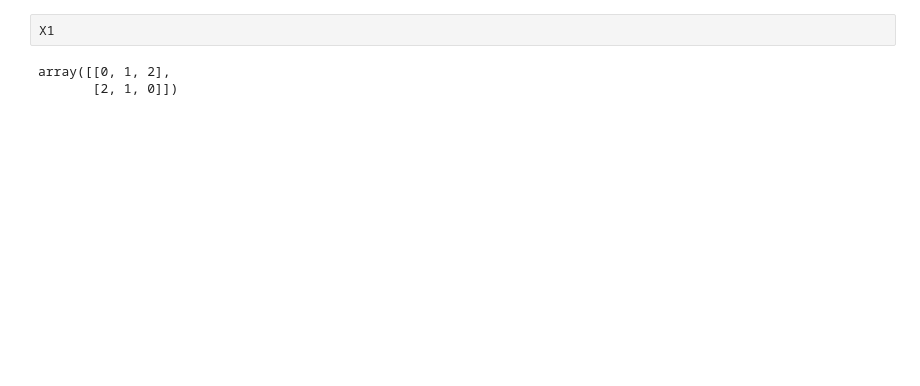
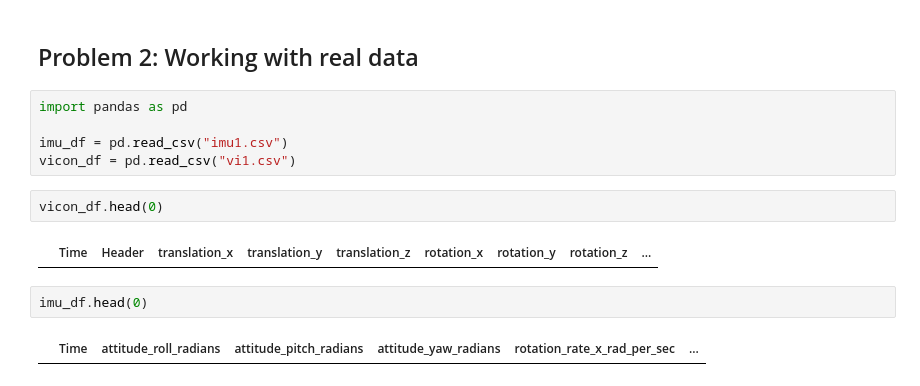
Before and after one commit to dokyun-kim4/prob-robotics-2026, a Jupyter notebook: day4/day4.ipynb, the cells around one changed output. Saved outputs shown, nothing was run; the diff lists cells and outputs as text; blank space fills up the shorter version.

```diff
--- a/day4/day4.ipynb
+++ b/day4/day4.ipynb
@@ -60,5 +66,15 @@ My corrcoef():
-# %%
-X1
-# %% [output]
-array([[0, 1, 2],
-       [2, 1, 0]])
+# %% [markdown]
+## Problem 2: Working with real data
+# %%
+import pandas as pd
+
+imu_df = pd.read_csv("imu1.csv")
+vicon_df = pd.read_csv("vi1.csv")
+# %%
+vicon_df.head(0)
+# %% [output]
+|  | Time | Header | translation_x | translation_y | translation_z | rotation_x | rotation_y | rotation_z | ... |
+# %%
+imu_df.head(0)
+# %% [output]
+|  | Time | attitude_roll_radians | attitude_pitch_radians | attitude_yaw_radians | rotation_rate_x_rad_per_sec | ... |
```
Also changed, not shown: parts of 14 cells of this notebook.
